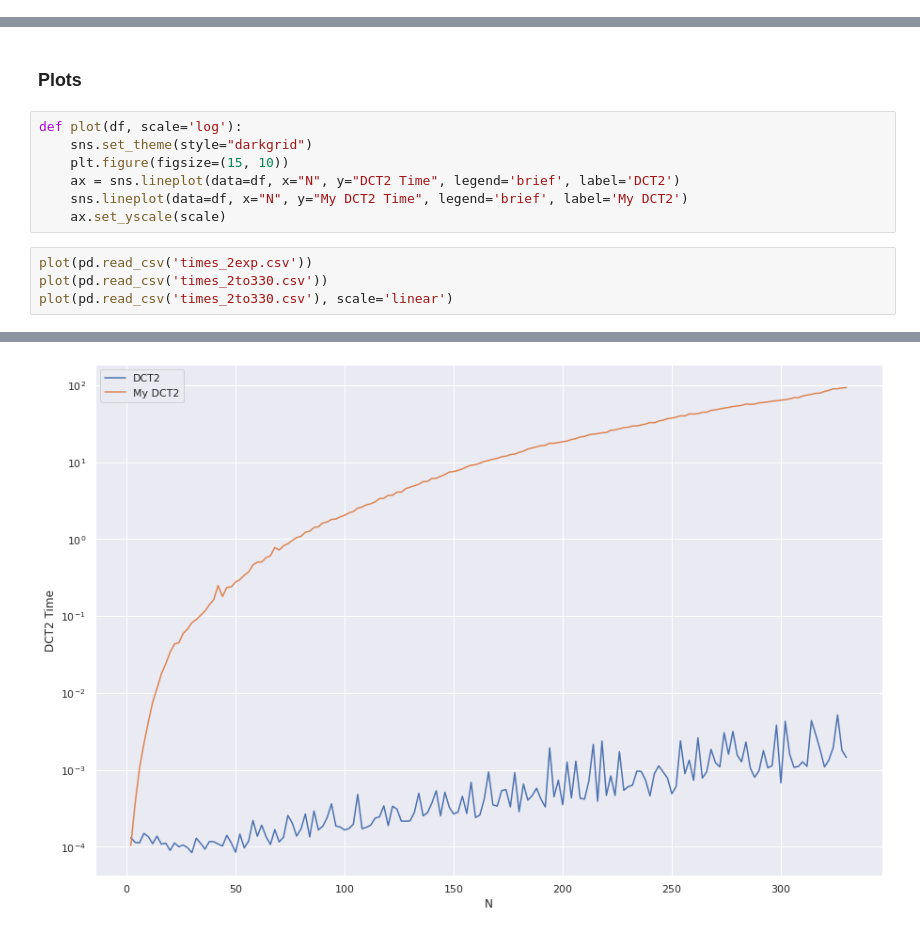
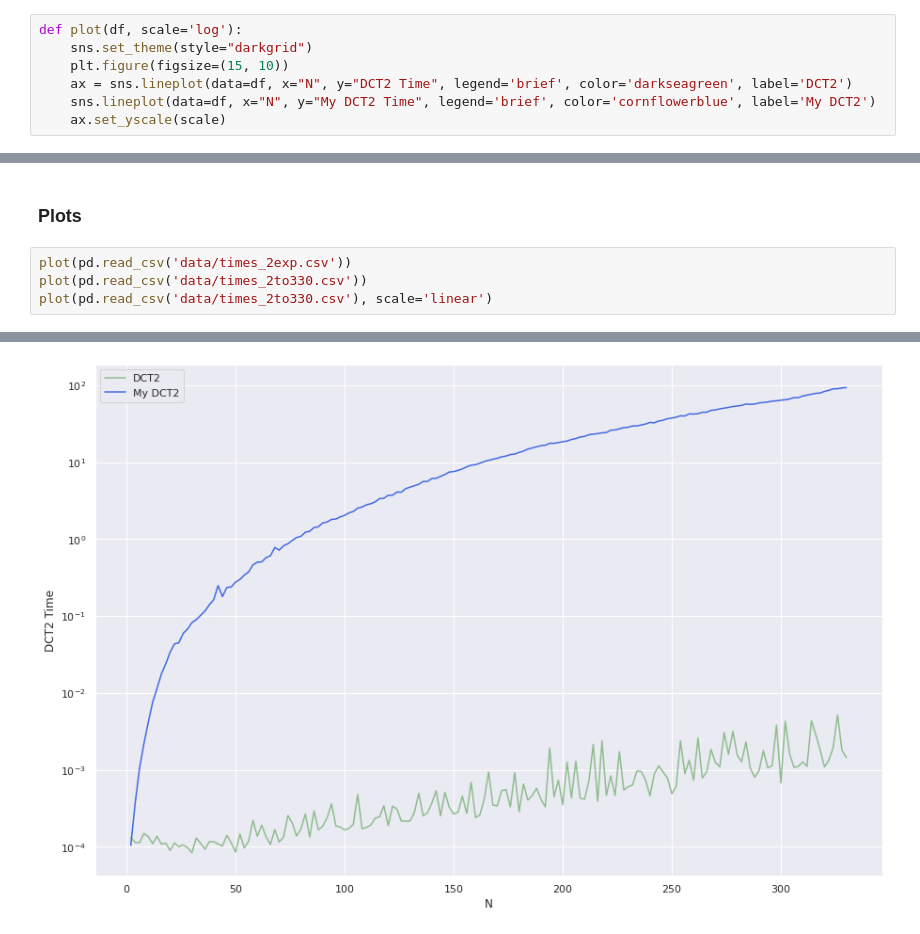
Before and after one commit to epi-xel/dct-compression, a Jupyter notebook: my-dct/my_dct_notebook.ipynb, the cells around one changed output, grey strips where cells are left out. Saved outputs shown, nothing was run; the diff lists cells and outputs as text.

```diff
--- a/my-dct/my_dct_notebook.ipynb
+++ b/my-dct/my_dct_notebook.ipynb
@@ -54,3 +88,10 @@ def new_matrix(N):
+# %%
+def plot(df, scale='log'):
+    sns.set_theme(style="darkgrid")
+    plt.figure(figsize=(15, 10))
+    ax = sns.lineplot(data=df, x="N", y="DCT2 Time", legend='brief', color='darkseagreen', label='DCT2')
+    sns.lineplot(data=df, x="N", y="My DCT2 Time", legend='brief', color='cornflowerblue', label='My DCT2')
+    ax.set_yscale(scale)
 # %% [markdown]
 ### Preliminary tests
 # %%
@@ -121,14 +167,7 @@ times = Parallel(n_jobs=7)(delayed(wrapper)(m) for m in matrices)
 # %% [markdown]
 ### Plots
-# %%
-def plot(df, scale='log'):
-    sns.set_theme(style="darkgrid")
-    plt.figure(figsize=(15, 10))
-    ax = sns.lineplot(data=df, x="N", y="DCT2 Time", legend='brief', label='DCT2')
-    sns.lineplot(data=df, x="N", y="My DCT2 Time", legend='brief', label='My DCT2')
-    ax.set_yscale(scale)
 # %%
-plot(pd.read_csv('times_2exp.csv'))
-plot(pd.read_csv('times_2to330.csv'))
-plot(pd.read_csv('times_2to330.csv'), scale='linear')
+plot(pd.read_csv('data/times_2exp.csv'))
+plot(pd.read_csv('data/times_2to330.csv'))
+plot(pd.read_csv('data/times_2to330.csv'), scale='linear')
 # %% [output]
@@ -136 +175 @@ plot(pd.read_csv('times_2to330.csv'), scale='linear')
-[figure, old version]
+[figure, new version]
```
Also changed, not shown: parts of 9 cells of this notebook, 5 other files.
